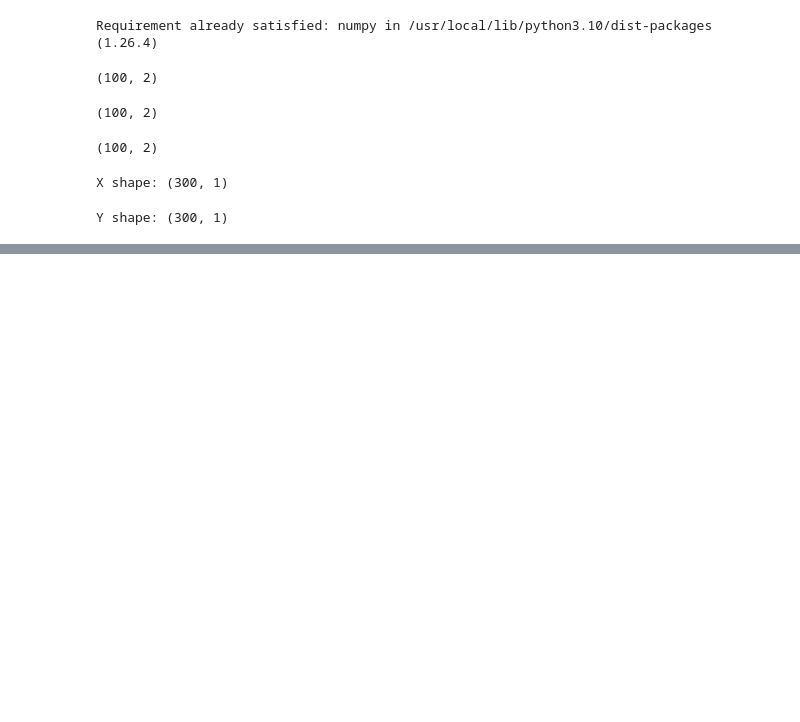
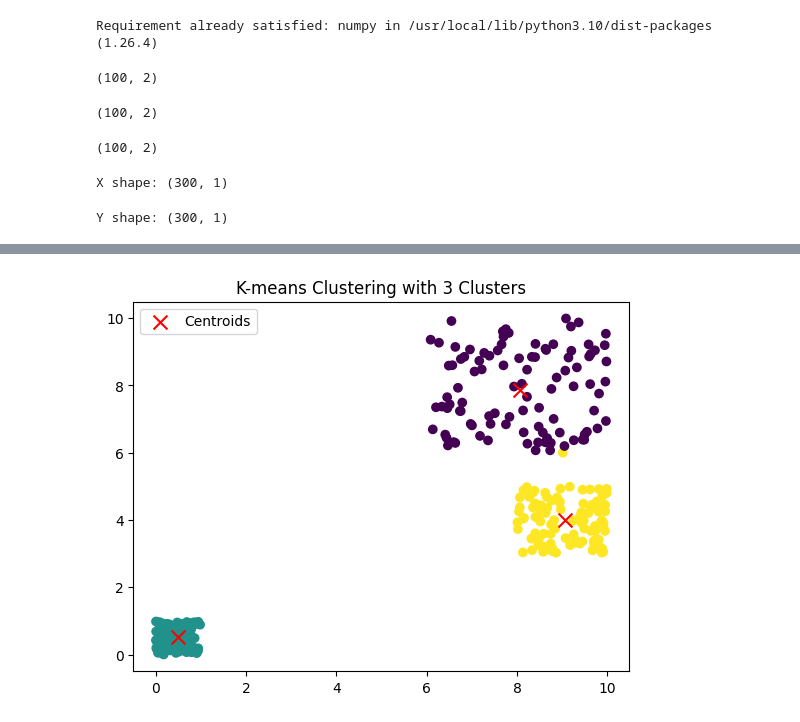
Before and after one commit to ab2gbl/Master2, a Jupyter notebook: MLCI/TP/MLCI-TP01.ipynb, the cells around one changed output, grey strips where cells are left out. Saved outputs shown, nothing was run; the diff lists cells and outputs as text; code cells hidden in the pictures; blank space fills up the shorter version.

```diff
--- a/MLCI/TP/MLCI-TP01.ipynb
+++ b/MLCI/TP/MLCI-TP01.ipynb
@@ -48,0 +49,29 @@ plt.show()
+# %%
+from sklearn.cluster import KMeans
+import numpy as np
+
+
+# Stack X and Y to form the complete dataset (300x2 matrix)
+dataset = np.hstack((X, Y))
+
+# Apply K-means clustering with 3 clusters
+kmeans = KMeans(n_clusters=3, random_state=0)
+kmeans.fit(dataset)
+
+# Get the cluster centroids
+centroids = kmeans.cluster_centers_
+
+# Predict the cluster for each data point
+labels = kmeans.predict(dataset)
+
+# Plot the clustered points with different colors for each cluster
+plt.scatter(dataset[:, 0], dataset[:, 1], c=labels, cmap='viridis', marker='o')
+
+# Plot the centroids
+plt.scatter(centroids[:, 0], centroids[:, 1], c='red', marker='x', s=100, label='Centroids')
+
+plt.legend()
+plt.title('K-means Clustering with 3 Clusters')
+plt.show()
+# %% [output]
+[figure, added]
```
Also changed, not shown: parts of 2 cells of this notebook.
